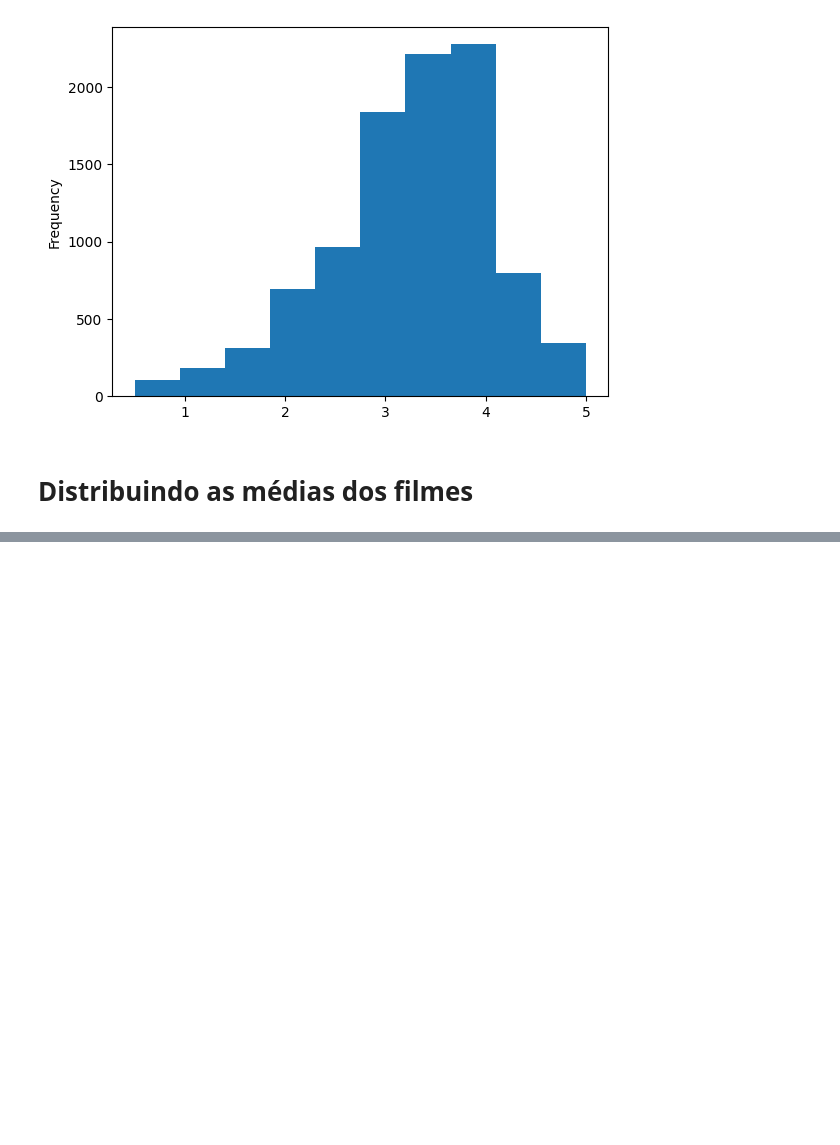
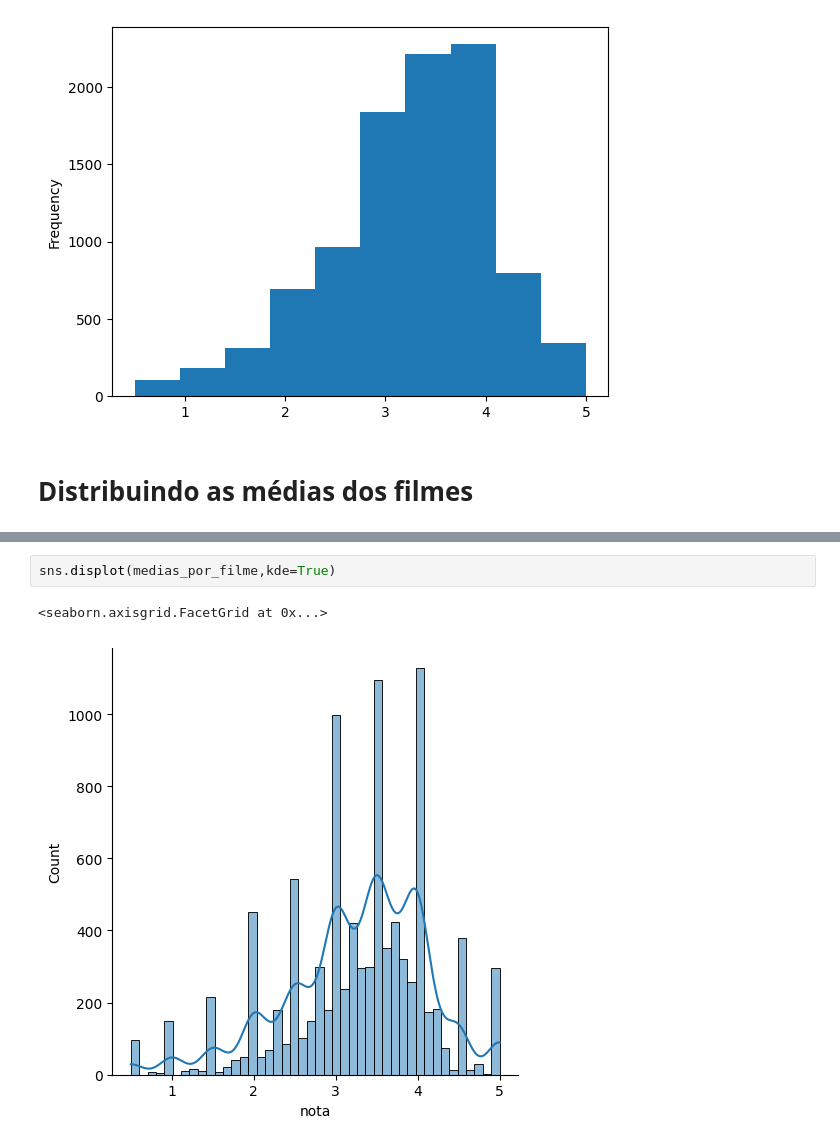
Before and after one commit to orlandojsjunior/Data_Science-explorando_e_analisando_dados, a Jupyter notebook: Explorando_e_analisando_dados.ipynb, the cells around one changed output, grey strips where cells are left out. Saved outputs shown, nothing was run; the diff lists cells and outputs as text; blank space fills up the shorter version.

```diff
--- a/Explorando_e_analisando_dados.ipynb
+++ b/Explorando_e_analisando_dados.ipynb
@@ -169,0 +207,5 @@ medias_por_filmes.plot(kind="hist")
+# %%
+sns.displot(medias_por_filme,kde=True)
+# %% [output]
+<seaborn.axisgrid.FacetGrid at 0x...>
+[figure, added]
```
Also changed, not shown: parts of 7 cells of this notebook.
